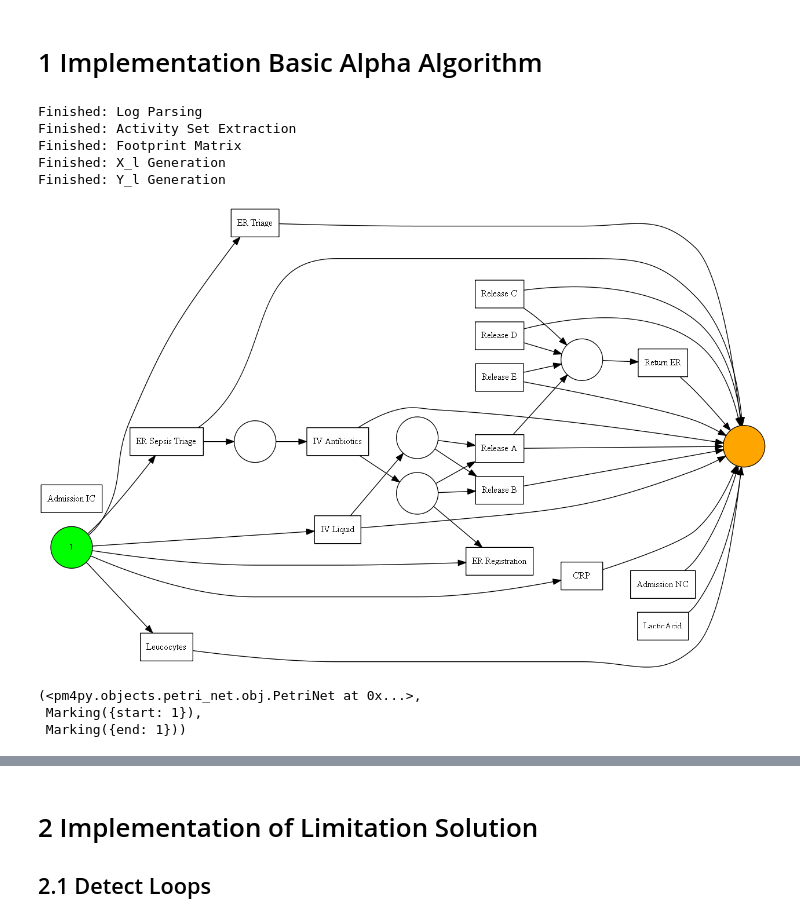
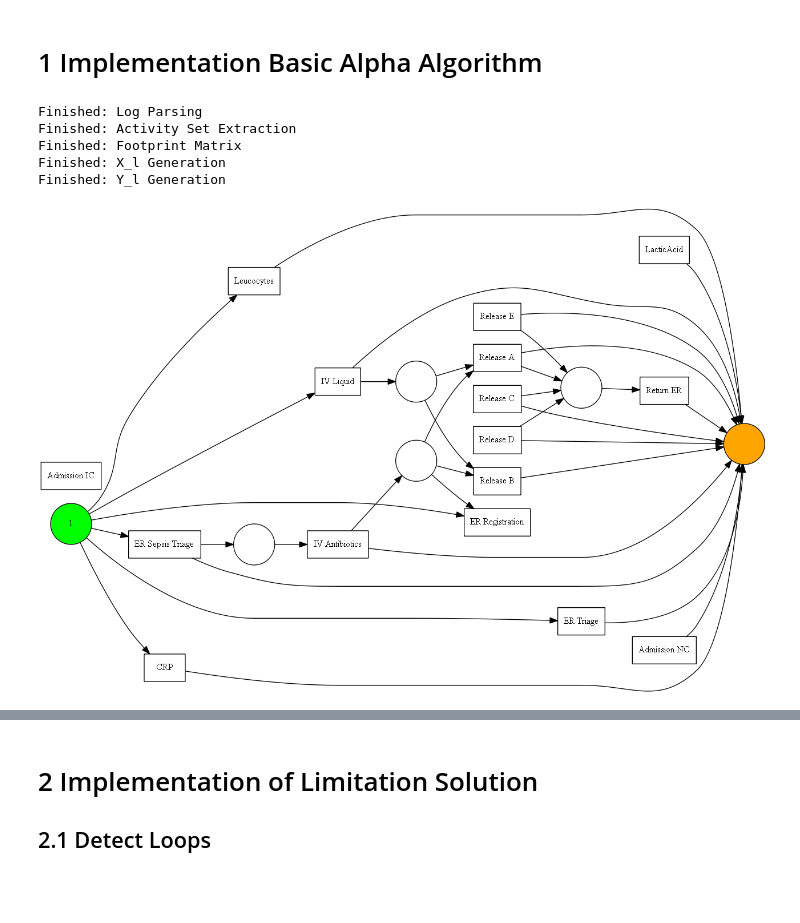
Before and after one commit to Janek7/alpha-miner-extension, a Jupyter notebook: AlphaMiner.ipynb, the cells around one changed output, grey strips where cells are left out. Saved outputs shown, nothing was run; the diff lists cells and outputs as text; code cells hidden in the pictures; blank space fills up the shorter version.

```diff
--- a/AlphaMiner.ipynb
+++ b/AlphaMiner.ipynb
@@ -13,7 +13,8 @@ import warnings
 warnings.filterwarnings("ignore", category=DeprecationWarning)
 # %%
 class AlphaMiner:
-    def __init__(self):
+    def __init__(self, logging=False):
+        self.logging=logging
         self.traces = []
 
         self.t_all = set()
@@ -33,7 +34,7 @@ class AlphaMiner:
         self.initial_marking = None
         self.final_marking = None
 
-    def apply_alpha_algorithm(self, log=None, activity_key="concept:name",dummy_log=None, visualize=True):
+    def apply_alpha_algorithm(self, log=None, activity_key="concept:name",dummy_log=None, log_title=None, visualize=True):
         '''Parse log and perform alpha miner steps'''
         if log is not None:
             net_name = log.strip(".xes") + "_net"
@@ -52,11 +53,12 @@ class AlphaMiner:
 
         self._create_net(net_name)
 
+        if log_title:
+            print(f' {log_title} '.center(60, '*'))
+
         if visualize:
             gviz = pn_visualizer.apply(self.net, self.initial_marking, self.final_marking)
             pn_visualizer.view(gviz)
-
-        return self.net, self.initial_marking, self.final_marking
 
     def apply_our_algorithm(self, log, activity_key="concept:name"):
         # TBD
@@ -70,7 +72,8 @@ class AlphaMiner:
             for event in trace:
                 trace_events.append(event[activity_key])
             self.traces.append(trace_events)
-        print("Finished: Log Parsing")
+        if self.logging:
+            print("Finished: Log Parsing")
 
 
     def _extract_activity_sets(self):
@@ -82,7 +85,8 @@ class AlphaMiner:
                     self.t_i.add(item)
                 elif i == len(trace)-1:
                     self.t_o.add(item)
-        print("Finished: Activity Set Extraction")
+        if self.logging:
+            print("Finished: Activity Set Extraction")
 
 
     def _generate_footprint(self):
@@ -104,7 +108,8 @@ class AlphaMiner:
                         if (a2,a1) not in self.df:
                             # independent: !(a1 > a2) & !(a2 > a1)
                             self.ncd.add((a1,a2))
-        print("Finished: Footprint Matrix")
+        if self.logging:
+            print("Finished: Footprint Matrix")
 
 
     def _directly_follows(self):
@@ -133,7 +138,8 @@ class AlphaMiner:
                     if self._check_set_relation(a,b,self.cd):
                         self.x_l.add((a,b))
             print(f"Processed {i+1} of {len(ncd_subsets)+1}",end="\r")
-        print("Finished: X_l Generation")
+        if self.logging:
+            print("Finished: X_l Generation")
 
 
     def _subset_generation(self, activity_set):
@@ -171,7 +177,8 @@ class AlphaMiner:
                         elif s1[1] != s2[1]:
                             maximal_pairs.discard(s1)
         self.y_l = maximal_pairs
-        print("Finished: Y_l Generation")
+        if self.logging:
+            print("Finished: Y_l Generation")
 
 
     def _create_net(self,net_name):
@@ -234,44 +241,41 @@ class AlphaMiner:
             add_arc_from_to(a[0],a[1],self.net)
 # %%
 # create miner
-am = AlphaMiner()
+am = AlphaMiner(logging=True)
 
 """
 Below there are several manually created dummy logs (copied from the book)
 to test the algorithm. They can be passed on to the function call via the
 variable 'dummy_log=dl1' and an empty string for the actual log file.
 Alternatively, a regular log file can be passed on to the function.
 """
 
 # dummy logs (miner can handle 1-3, but produces wrong net for log 4 (loop of one))
 dl1 = [["a","b","c","d"],
        ["a","c","b","d"],
        ["a","e","d"]]
 dl2 = [["a","c","e","g"],
        ["a","e","c","g"],
        ["b","d","f","g"],
        ["b","f","d","g"]]
 dl3 = [["a","b","e","f"],
        ["a","b","e","c","d","b","f"],
        ["a","b","c","e","d","b","f"],
        ["a","b","c","d","e","b","f"],
        ["a","e","b","c","d","b","f"]]
 dl4 = [["a","c"],
        ["a","b","c"],
        ["a","b","b","c"],
        ["a","b","b","b","b","c"]]
 
 am.apply_alpha_algorithm(log="sepsis.xes")
 # %% [output]
 Finished: Log Parsing
 Finished: Activity Set Extraction
 Finished: Footprint Matrix
 Finished: X_l Generation
 Finished: Y_l Generation
-[figure, old version]
+[figure, new version]
-(<pm4py.objects.petri_net.obj.PetriNet at 0x...>,
- Marking({start: 1}),
- Marking({end: 1}))
 # %%
 """
 Below, the pre-implemented pm4py AlphaMiner is applied to the same test log.
```
Also changed, not shown: parts of 11 cells of this notebook.
